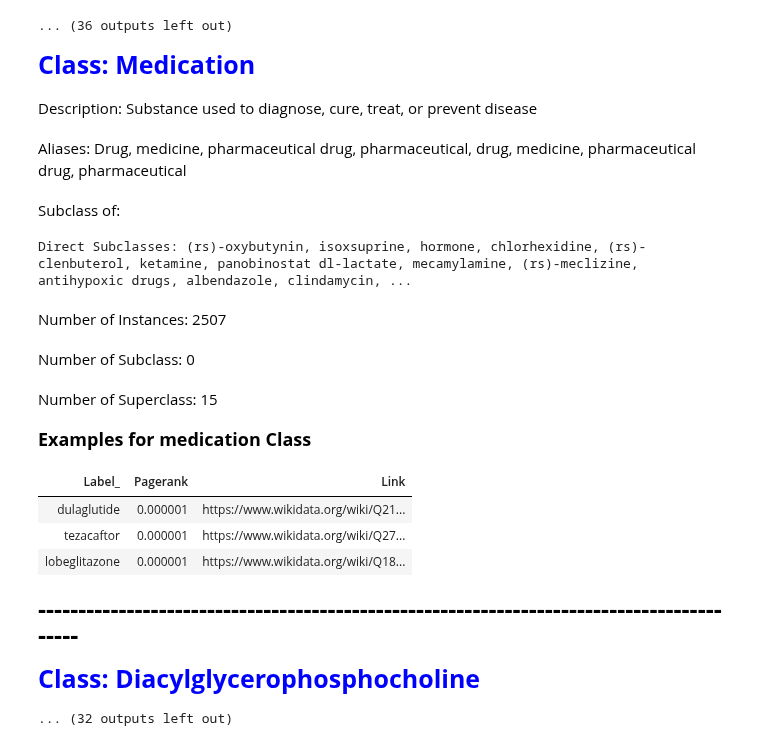
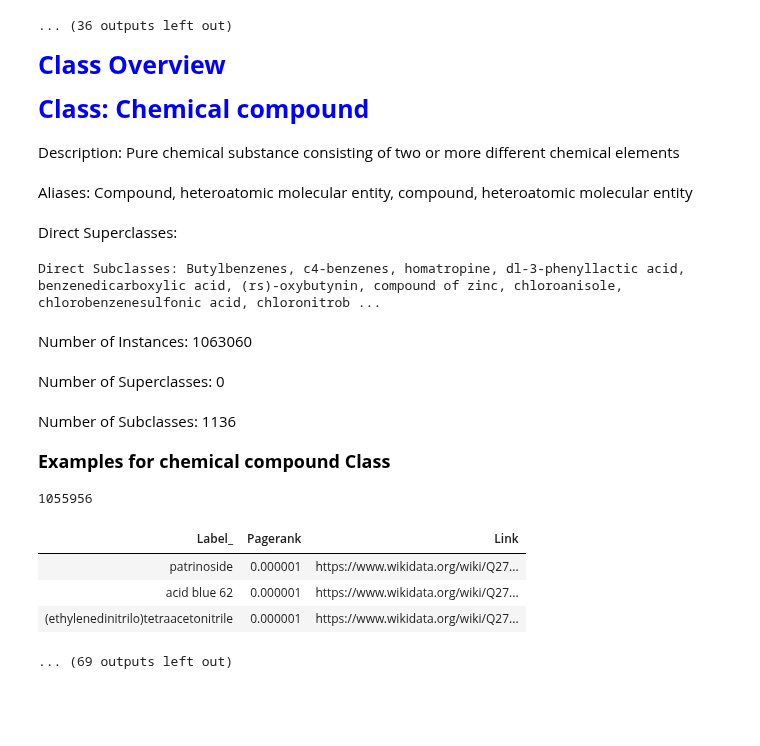
Before and after one commit to usc-isi-i2/kgtk, a Jupyter notebook: examples/Example_10_Wikidata_Subgraph_Statistics.ipynb, the cells around one changed output. Cells and saved outputs as stored; diff of their text form; code cells hidden in the pictures; blank space fills up the shorter version.

Commit message:
Added new Statistics for class overview and property overview

```diff
--- a/examples/Example_10_Wikidata_Subgraph_Statistics.ipynb
+++ b/examples/Example_10_Wikidata_Subgraph_Statistics.ipynb
@@ -405,8 +408,8 @@ def direct_subclasses(Class,df_wikibase_item,df_label):
 #Class: node for which all the subclasses needs to be returned
 #df_wikibase_item: Dataframe corresponding to the wikibase item
 #df_label: Dataframe corresponding to the label
-def direct_superclasses(Class,df_wikibase_item,df_label):
+def direct_subclasses(Class,df_wikibase_item,df_label):
     result = []
-    for i,ele in enumerate(df_wikibase_item[(df_wikibase_item['label']=='P279') & (df_wikibase_item['node2']==Class)]['node1'].values.tolist()):
+    for i,ele in enumerate(df_wikibase_item[(df_wikibase_item['label']=='P279') & (df_wikibase_item['node2']==Class)]['node1'].remove_duplicates().values.tolist()):
         result.append(label_node(ele,df_label))
     return result
@@ -413,4 +511,5 @@ def direct_superclasses(Class,df_wikibase_item,df_label):
 # %%
+printmd('Class Overview','blue')
 try:
     # Load the list of classes generated in the  9th cell
     df = pd.read_csv(os.path.join(os.getenv('OVERVIEW_FOLDER'),os.getenv('class_summary')),delimiter='\t')
@@ -444,9 +543,9 @@ try:
         # Parse the Qnode from the  Link
         Current_Qnode = ele["Link"].split("/")[-1]
 
-        # Don't find the examples for the base class
-        if Current_Qnode ==  subset_name:
-            continue
+#         # Don't find the examples for the base class
+#         if Current_Qnode ==  subset_name:
+#             continue
 
         Number_of_instances_of_current_class = ele["Number of Instances"]
 
@@ -469,54 +568,75 @@ try:
         # Print statments
         printmd('Description: '+ description_current.capitalize(),size=15, fontWeight='Light')
         printmd('Aliases: '+ aliases_current.capitalize(),size=15,fontWeight='Light')
-        printmd('Subclass of: '+ ", ".join(subclass_current).capitalize(),size=15,fontWeight='Light')
-        printmd('Direct Subclasses: '+ ", ".join(direct_super_class_current).capitalize(),size=15,fontWeight='Light')
+        printmd('Direct Superclasses: '+ ", ".join(direct_super_class_current[:10]).capitalize(),size=15,fontWeight='Light')
+        printmd('Direct Subclasses: '+ ", ".join(subclass_current[:10]).capitalize(),size=15,fontWeight='Light')
         printmd("Number of Instances: " +str(Number_of_instances_of_current_class),size=15,fontWeight='Light')
-        printmd("Number of Subclass: " +str(len(subclass_current)),size=15,fontWeight='Light')
-        printmd("Number of Superclass: " +str(len(direct_super_class_current)),size=15,fontWeight='Light')
+        printmd("Number of Superclasses: " +str(len(direct_super_class_current)),size=15,fontWeight='Light')
+        printmd("Number of Subclasses: " +str(len(subclass_current)),size=15,fontWeight='Light')
         printmd("Examples for " + ele["Class_Label"] +" Class",'black',size=18)
 
         #Create a dataframe corresponding to the above generated statistics
         class_overview = pd.DataFrame([["Description",description_current.capitalize()],["Aliases",aliases_current.capitalize()],["Subclass of",", ".join(subclass_current).capitalize()],["Number of Instances",Number_of_instances_of_current_class],["Number of Subclass",len(subclass_current)],["Number of Superclass",len(direct_super_class_current)]],columns=["Stat","Value"])
-        class_overview.to_csv("os.path.join(os.getenv('CLASS_FOLDER')")
 
         #Dynamically create the name of the output file where the example instances would be stored
         output_file = subset_name + "_" + ele["Class_Label"].replace(" ","-")+"_examples"+".tsv"
+
+        output_file_prop = subset_name + "_" + ele["Class_Label"].replace(" ","-")+"_prop_destribution"+".tsv"
+
+        output_file_prop_incoming = subset_name + "_" + ele["Class_Label"].replace(" ","-")+"_prop_destribution_incoming"+".tsv"
 
         #Dynamically create the name of the output file where the overview would be stored
         output_file_overview = subset_name + "_" + ele["Class_Label"].replace(" ","-")+"_overview"+".tsv"
 
         # Save the overview to the output file
         class_overview.to_csv(os.path.join(os.getenv('CLASS_FOLDER'),output_file_overview),sep='\t')
 
         # Find the example instances of the class
         run_command(cmd, {"__output_file": output_file,"__class": Current_Qnode})
 
         # Load the examples in a Dataframe
         df_class_example = pd.read_csv(os.path.join(os.getenv('CLASS_FOLDER'),output_file),delimiter='\t')
 
         # Change the order of the Columns
         df_class_example =  df_class_example[["Label_","Pagerank","Link"]]
         df_class_example['Link'] = df_class_example['Link'].apply(generate_link)
         df_class_example.to_csv(os.path.join(os.getenv('CLASS_FOLDER'),output_file),sep='\t')
+
+
+        df_prop_all = find_properties(df_class_example)
+        df_prop_all.to_csv(os.path.join(os.getenv('CLASS_FOLDER'),output_file_prop),sep='\t')
+
+
         display(HTML(df_class_example[:3].to_html(index=False)))
+
+        printmd("Destribution of outgoing Properties from instances of " + ele["Class_Label"] +" Class",'black',size=18)
+        display(HTML(df_prop_all[:10].to_html(index=False)))
+
+        df_prop_incoming = find_properties_incoming(df_class_example)
+        df_prop_incoming.to_csv(os.path.join(os.getenv('CLASS_FOLDER'),output_file_prop_incoming),sep='\t')
+
+        printmd("Destribution of incoming Properties to instances of " + ele["Class_Label"] +" Class",'black',size=18)
+        display(HTML(df_prop_incoming[:10].to_html(index=False)))
+
         printmd("------------------------------------------------------------------------------------------")
+
+
 except Exception as e:
     display(e)
 # %% [output]
-Class: Medication
+Class Overview
-Description: Substance used to diagnose, cure, treat, or prevent disease
+Class: Chemical compound
-Aliases: Drug, medicine, pharmaceutical drug, pharmaceutical, drug, medicine, pharmaceutical drug, pharmaceutical
+Description: Pure chemical substance consisting of two or more different chemical elements
-Subclass of:
+Aliases: Compound, heteroatomic molecular entity, compound, heteroatomic molecular entity
+Direct Superclasses:
-Direct Subclasses: (rs)-oxybutynin, isoxsuprine, hormone, chlorhexidine, (rs)-clenbuterol, ketamine, panobinostat dl-lactate, mecamylamine, (rs)-meclizine, antihypoxic drugs, albendazole, clindamycin, ...
+Direct Subclasses: Butylbenzenes, c4-benzenes, homatropine, dl-3-phenyllactic acid, benzenedicarboxylic acid, (rs)-oxybutynin, compound of zinc, chloroanisole, chlorobenzenesulfonic acid, chloronitrob ...
-Number of Instances: 2507
-Number of Subclass: 0
+Number of Instances: 1063060
-Number of Superclass: 15
+Number of Superclasses: 0
-Examples for medication Class
+Number of Subclasses: 1136
+Examples for chemical compound Class
+1055956
 | Label_ | Pagerank | Link |
-| dulaglutide | 0.000001 | https://www.wikidata.org/wiki/Q21... |
-| tezacaftor | 0.000001 | https://www.wikidata.org/wiki/Q27... |
-| lobeglitazone | 0.000001 | https://www.wikidata.org/wiki/Q18... |
+| patrinoside | 0.000001 | https://www.wikidata.org/wiki/Q27... |
+| acid blue 62 | 0.000001 | https://www.wikidata.org/wiki/Q27... |
+| (ethylenedinitrilo)tetraacetonitrile | 0.000001 | https://www.wikidata.org/wiki/Q27... |
-------------------------------------------------------------------------------------------
-Class: Diacylglycerophosphocholine
-... (32 outputs left out)
+... (69 outputs left out)
```
Also changed, not shown: parts of 7 cells of this notebook.
